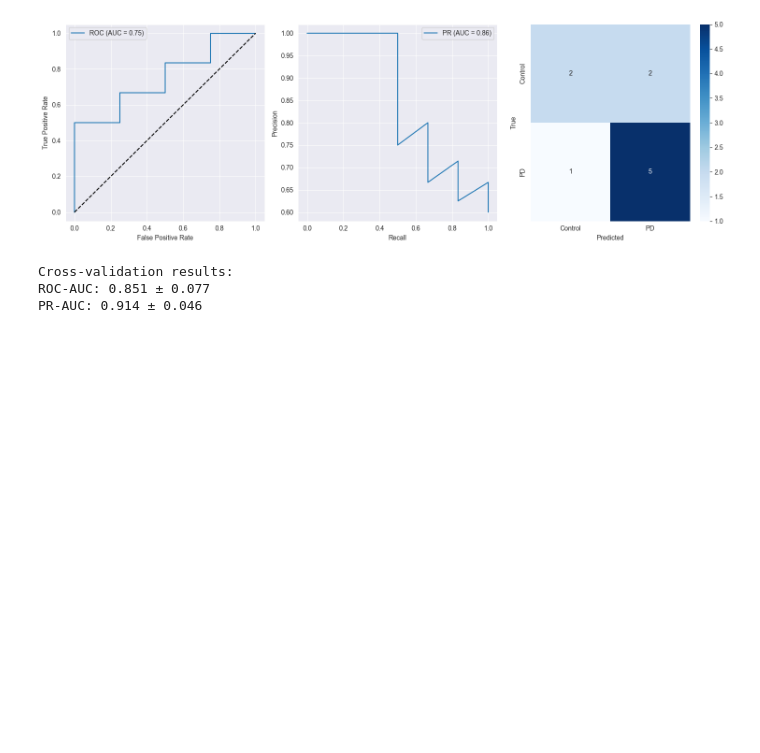
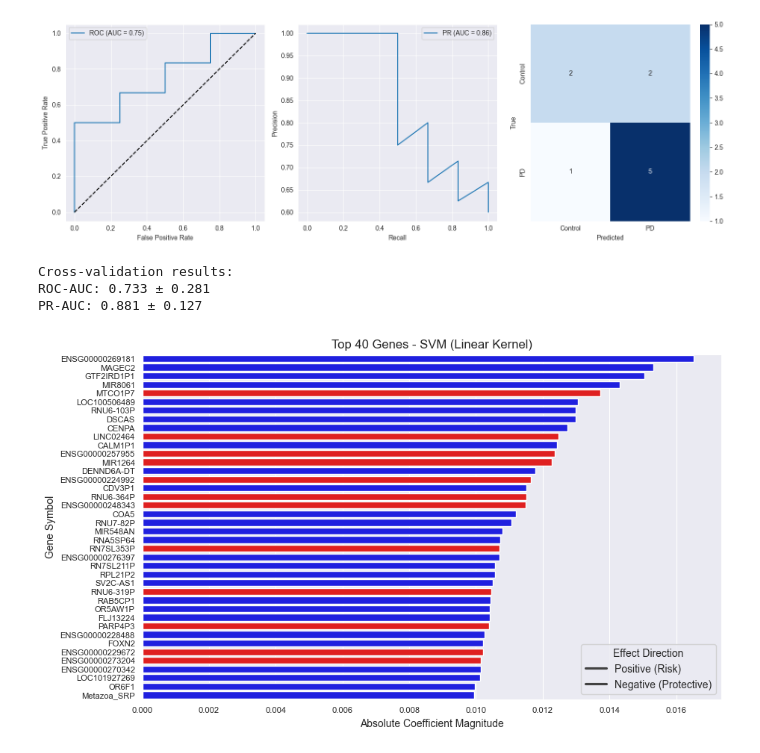
Before and after one commit to perpk/ppmi-wip, a Jupyter notebook: ml/males/Age_Group_30-50/ppmi-stratified.predict.SVM.males_30-50.ipynb, the cells around one changed output. Saved outputs shown, nothing was run; the diff lists cells and outputs as text; code cells hidden in the pictures; blank space fills up the shorter version.

Commit message:
WIP: Added XGBoost/ Feature importances for SVM

```diff
--- a/ml/males/Age_Group_30-50/ppmi-stratified.predict.SVM.males_30-50.ipynb
+++ b/ml/males/Age_Group_30-50/ppmi-stratified.predict.SVM.males_30-50.ipynb
@@ -50,7 +50,7 @@ svm_pipeline = Pipeline([
 # %%
 from sklearn.model_selection import GridSearchCV
 
-grid_search = GridSearchCV(estimator=svm_pipeline, param_grid=param_grid, cv=5, scoring='roc_auc', n_jobs=-1, verbose=1)
+grid_search = GridSearchCV(estimator=svm_pipeline, param_grid=param_grid, cv=10, scoring='roc_auc', n_jobs=-1, verbose=1)
 grid_search.fit(X_train, y_train)
 best_svm = grid_search.best_estimator_
 print("Best parameters:", grid_search.best_params_)
@@ -103,7 +103,7 @@ plt.show()
 [figure]
 # %%
 import numpy as np
-cv = StratifiedKFold(n_splits=5, shuffle=True, random_state=42)
+cv = StratifiedKFold(n_splits=10, shuffle=True, random_state=42)
 cv_scores = {'roc_auc': [], 'pr_auc': []}
 
 for train_idx, val_idx in cv.split(X, y):
@@ -121,5 +121,31 @@ print(f"ROC-AUC: {np.mean(cv_scores['roc_auc']):.3f} ± {np.std(cv_scores['roc_a
 print(f"PR-AUC: {np.mean(cv_scores['pr_auc']):.3f} ± {np.std(cv_scores['pr_auc']):.3f}")
 # %% [output]
 Cross-validation results:
-ROC-AUC: 0.851 ± 0.077
-PR-AUC: 0.914 ± 0.046
+ROC-AUC: 0.733 ± 0.281
+PR-AUC: 0.881 ± 0.127
+# %%
+coefs = best_svm.named_steps['svm'].coef_[0]
+feature_importance = pd.DataFrame({
+    'gene_symbol': consensus_genes['gene_symbol'],
+    'importance': np.abs(coefs),  # Use absolute value for ranking
+    'direction': np.sign(coefs)   # Sign indicates effect direction
+}).sort_values('importance', ascending=False)
+# %%
+plt.figure(figsize=(10,6))
+sns.barplot(
+    data=feature_importance.head(40),
+    x='importance',
+    y='gene_symbol',
+    hue='direction',
+    palette={1: 'red', -1: 'blue'},
+    dodge=False
+)
+plt.title('Top 40 Genes - SVM (Linear Kernel)')
+plt.xlabel('Absolute Coefficient Magnitude')
+plt.ylabel('Gene Symbol')
+plt.xticks(fontsize=8)
+plt.yticks(fontsize=8)
+plt.legend(title='Effect Direction', labels=['Positive (Risk)', 'Negative (Protective)'])
+plt.show()
+# %% [output]
+[figure, added]
```
Also changed, not shown: parts of 1 cell of this notebook, 3 other files.
